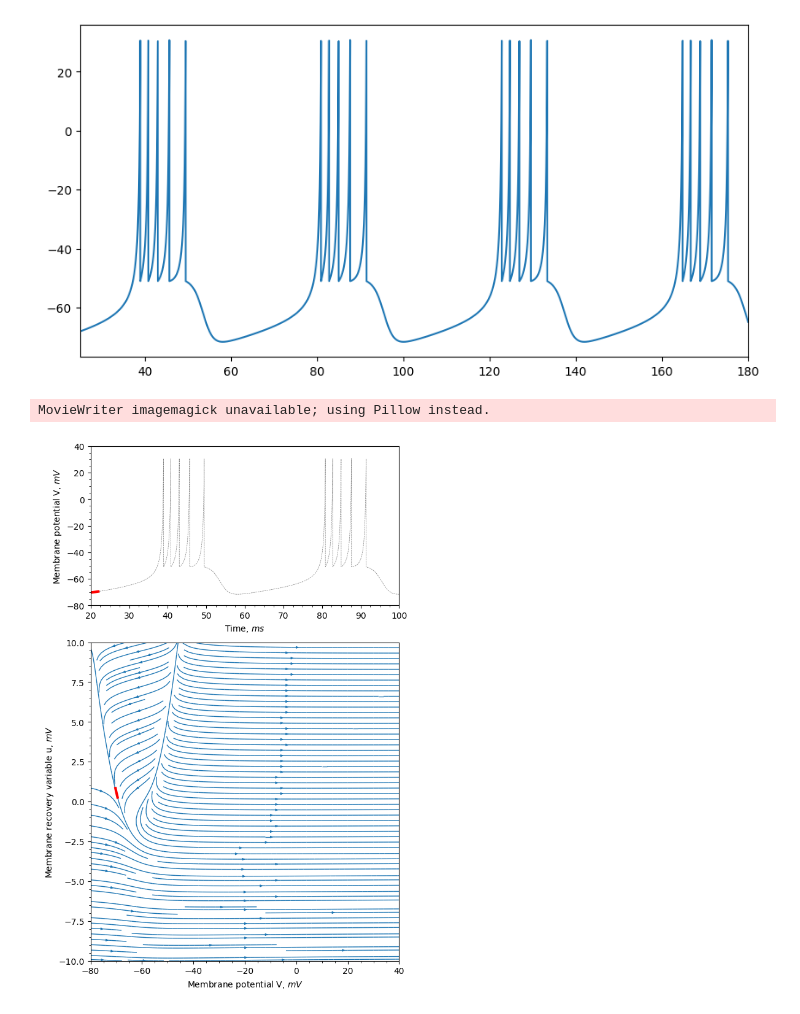
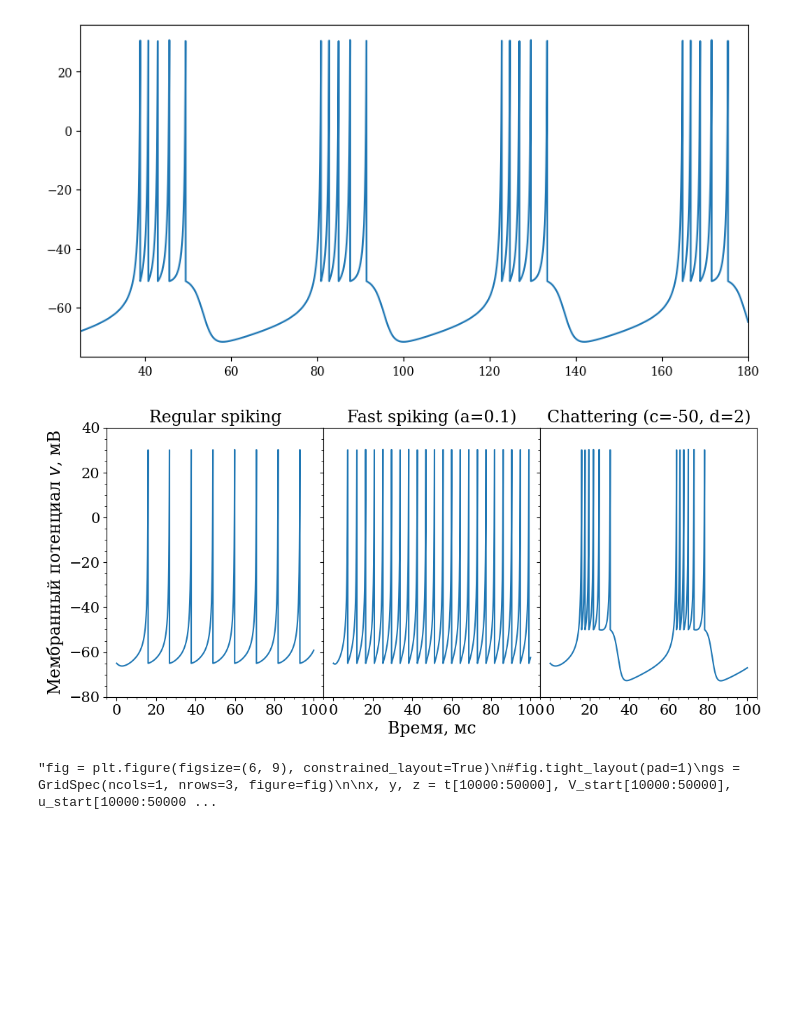
Before and after one commit to OneMoreGate/Memristor_modeling, a Jupyter notebook: Neuron_models/Izhikevich_model.ipynb, the cells around one changed output. Cells and saved outputs as stored; diff of their text form; code cells hidden in the pictures; blank space fills up the shorter version.

```diff
--- a/Neuron_models/Izhikevich_model.ipynb
+++ b/Neuron_models/Izhikevich_model.ipynb
@@ -4,6 +4,7 @@ import matplotlib.pyplot as plt
 from matplotlib.animation import FuncAnimation
 from matplotlib.gridspec import GridSpec
 import matplotlib.ticker as ticker
+plt.rcParams.update({'font.family':'serif'})
 # %% [markdown]
 Модель нейрона Ижикевича:
 
@@ -61,5 +99,56 @@ ax.set_xlim([25,180])
+# %%
+i_1 = Izhikevich()
+t_1, v_1, _ = i_1.calculate(time_interval=100)
+
+i_2 = Izhikevich(a=0.1)
+t_2, v_2, _ = i_2.calculate(time_interval=100)
+
+i_3 = Izhikevich(c=-50, d=2)
+t_3, v_3, _ = i_3.calculate(time_interval=100)
+# %%
+fig = plt.figure(figsize=(12, 5))
+gs = GridSpec(ncols=3, nrows=1, figure=fig)
+
+ax_1 = fig.add_subplot(gs[0])
+ax_1.plot(t_1, v_1)
+ax_1.tick_params(labelsize=15)
+ax_1.set(xlim=[-5,105], ylim=[-80,40])
+ax_1.set_title('Regular spiking', size = 17)
+ax_1.xaxis.set_major_locator(ticker.MultipleLocator(20))
+ax_1.xaxis.set_minor_locator(ticker.MultipleLocator(5))
+ax_1.yaxis.set_major_locator(ticker.MultipleLocator(20))
+ax_1.yaxis.set_minor_locator(ticker.MultipleLocator(5))
+ax_1.set_ylabel(r'Мембранный потенциал $v$, мВ', size = 17)
+
+ax_2 = fig.add_subplot(gs[1])
+ax_2.plot(t_2, v_2)
+ax_2.tick_params(labelsize=15, labelleft = False)
+ax_2.set(xlim=[-5,105], ylim=[-80,40])
+ax_2.set_title('Fast spiking (a=0.1)', size = 17)
+ax_2.xaxis.set_major_locator(ticker.MultipleLocator(20))
+ax_2.xaxis.set_minor_locator(ticker.MultipleLocator(5))
+ax_2.yaxis.set_major_locator(ticker.MultipleLocator(20))
+ax_2.yaxis.set_minor_locator(ticker.MultipleLocator(5))
+ax_2.set_xlabel('Время, мс', size = 17)
+
+ax_3 = fig.add_subplot(gs[2])
+ax_3.plot(t_3, v_3)
+ax_3.tick_params(labelsize=15, labelleft = False)
+ax_3.set(xlim=[-5,105], ylim=[-80,40])
+ax_3.set_title('Chattering (c=-50, d=2)', size = 17)
+ax_3.xaxis.set_major_locator(ticker.MultipleLocator(20))
+ax_3.xaxis.set_minor_locator(ticker.MultipleLocator(5))
+ax_3.yaxis.set_major_locator(ticker.MultipleLocator(20))
+ax_3.yaxis.set_minor_locator(ticker.MultipleLocator(5))
+
+
+gs.update(wspace=0, hspace = 0)
+
+#plt.savefig('Izhikevich_model.png', dpi = 300, bbox_inches = 'tight')
+# %% [output]
+[figure, added]
 # %%
-fig = plt.figure(figsize=(6, 9), constrained_layout=True)
+'''fig = plt.figure(figsize=(6, 9), constrained_layout=True)
 #fig.tight_layout(pad=1)
 gs = GridSpec(ncols=1, nrows=3, figure=fig)
 
@@ -102,8 +191,7 @@ def update(frame):
 
 
 anim = FuncAnimation(fig, update, frames=400, interval=50)
-anim.save('sine_wave.gif', writer='imagemagick')
+anim.save('sine_wave.gif', writer='imagemagick')'''
 # %% [output]
-MovieWriter imagemagick unavailable; using Pillow instead.
+"fig = plt.figure(figsize=(6, 9), constrained_layout=True)\n#fig.tight_layout(pad=1)\ngs = GridSpec(ncols=1, nrows=3, figure=fig)\n\nx, y, z = t[10000:50000], V_start[10000:50000], u_start[10000:50000 ...
-[figure, removed]
 # %%
```
Also changed, not shown: parts of 2 cells of this notebook, 8 other files.
